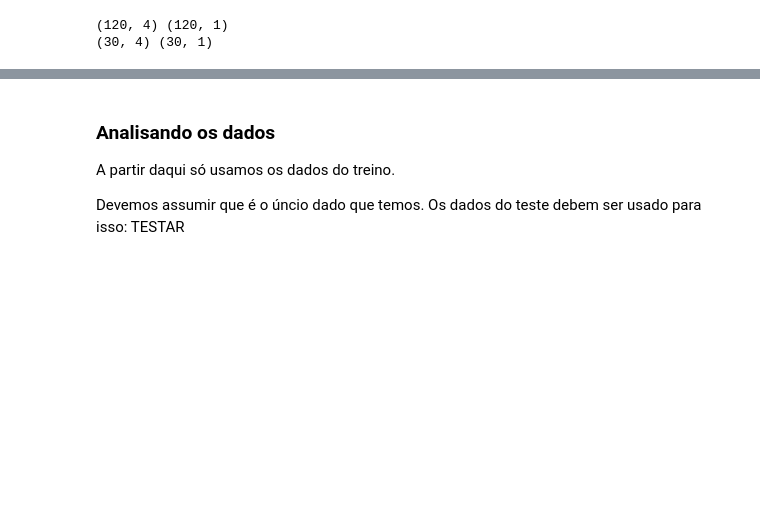
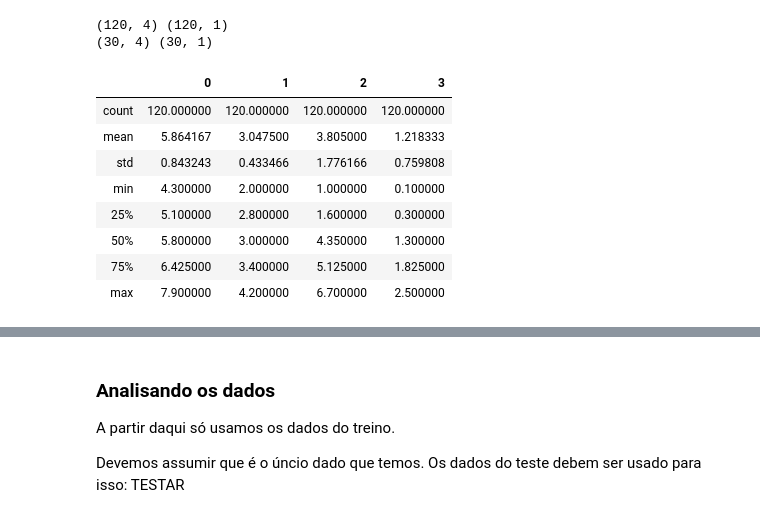
Before and after one commit to igorlpa/Estudo_Python, a Jupyter notebook: Projetos/Iris Dataset.ipynb, the cells around one changed output, grey strips where cells are left out. Cells and saved outputs as stored; diff of their text form; code cells hidden in the pictures; blank space fills up the shorter version.

```diff
--- a/Projetos/Iris Dataset.ipynb
+++ b/Projetos/Iris Dataset.ipynb
@@ -86,3 +86,15 @@ print(x_test.shape, y_test.shape)
 # %% [output]
 (120, 4) (120, 1)
 (30, 4) (30, 1)
+# %%
+x_train.describe()
+# %% [output]
+|  | 0 | 1 | 2 | 3 |
+| count | 120.000000 | 120.000000 | 120.000000 | 120.000000 |
+| mean | 5.864167 | 3.047500 | 3.805000 | 1.218333 |
+| std | 0.843243 | 0.433466 | 1.776166 | 0.759808 |
+| min | 4.300000 | 2.000000 | 1.000000 | 0.100000 |
+| 25% | 5.100000 | 2.800000 | 1.600000 | 0.300000 |
+| 50% | 5.800000 | 3.000000 | 4.350000 | 1.300000 |
+| 75% | 6.425000 | 3.400000 | 5.125000 | 1.825000 |
+| max | 7.900000 | 4.200000 | 6.700000 | 2.500000 |
```
Also changed, not shown: parts of 15 cells of this notebook, 2 other files.
